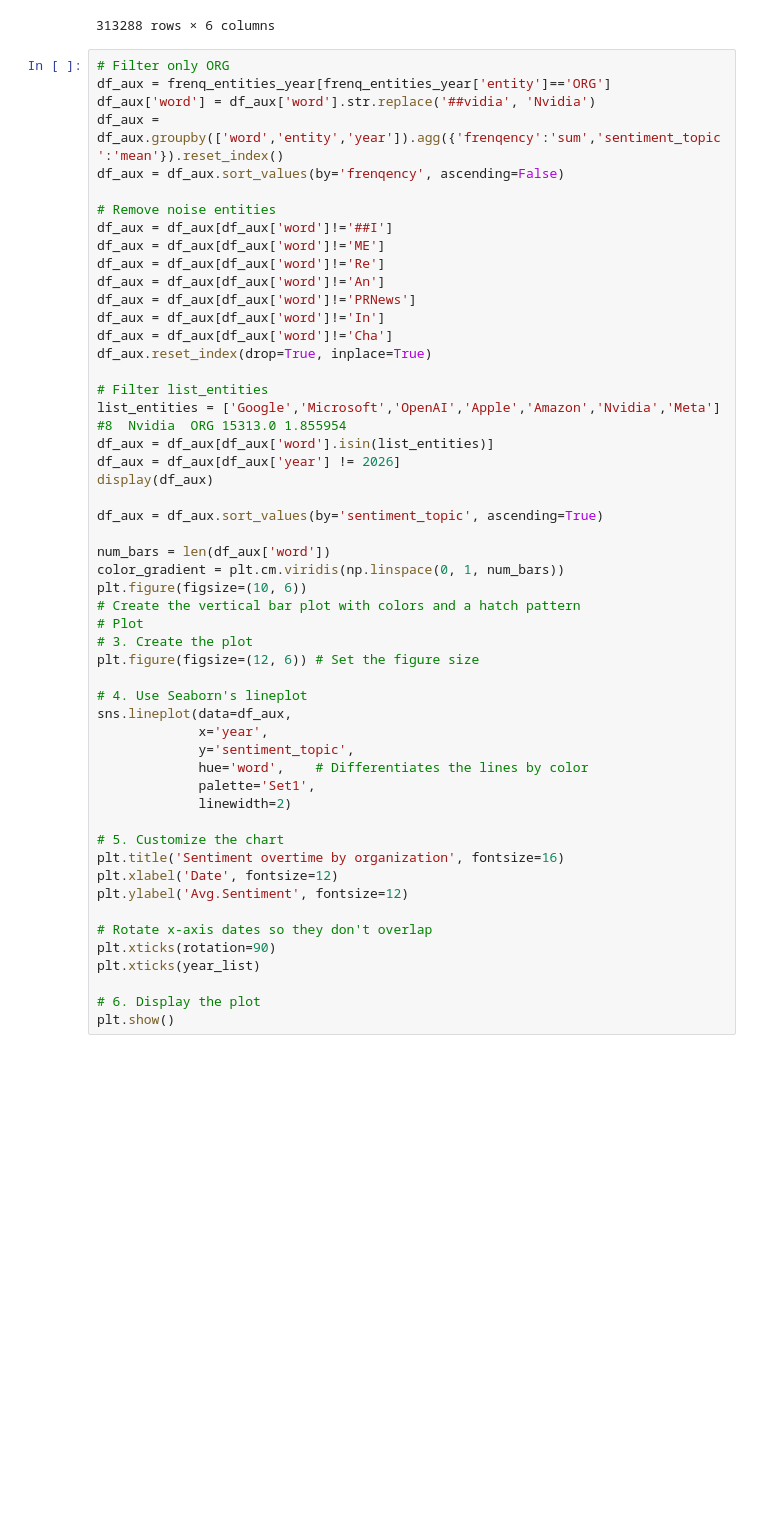
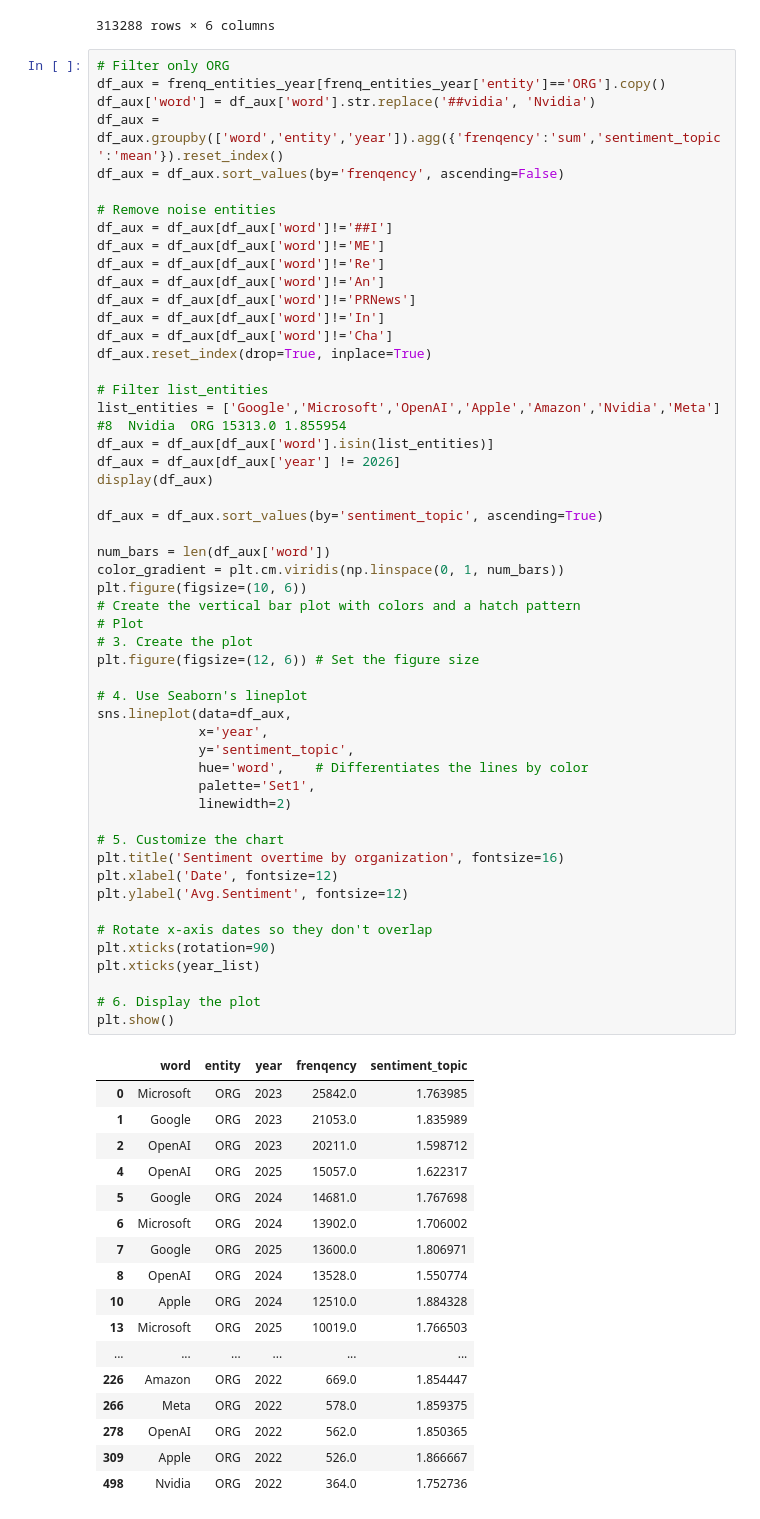
Before and after one commit to mgalvis60/sentiment_in_AI_across_industries, a Jupyter notebook: notebooks/4_Sentiment analysis NLP.ipynb, the cells around one changed output. Drawn from its saved outputs; the diff is of its cells as text; blank space fills up the shorter version.

```diff
--- a/notebooks/4_Sentiment analysis NLP.ipynb
+++ b/notebooks/4_Sentiment analysis NLP.ipynb
@@ -922,7 +905,7 @@ display(frenq_entities_year)
 313288 rows × 6 columns
 # %%
 # Filter only ORG
-df_aux = frenq_entities_year[frenq_entities_year['entity']=='ORG']
+df_aux = frenq_entities_year[frenq_entities_year['entity']=='ORG'].copy()
 df_aux['word'] = df_aux['word'].str.replace('##vidia', 'Nvidia')
 df_aux = df_aux.groupby(['word','entity','year']).agg({'frenqency':'sum','sentiment_topic':'mean'}).reset_index()
 df_aux = df_aux.sort_values(by='frenqency', ascending=False)
@@ -947,30 +930,47 @@ display(df_aux)
 df_aux = df_aux.sort_values(by='sentiment_topic', ascending=True)
 
 num_bars = len(df_aux['word'])
 color_gradient = plt.cm.viridis(np.linspace(0, 1, num_bars))
 plt.figure(figsize=(10, 6))
 # Create the vertical bar plot with colors and a hatch pattern
 # Plot
 # 3. Create the plot
 plt.figure(figsize=(12, 6)) # Set the figure size
 
 # 4. Use Seaborn's lineplot
 sns.lineplot(data=df_aux,
              x='year',
              y='sentiment_topic',
              hue='word',    # Differentiates the lines by color
              palette='Set1',
              linewidth=2)
 
 # 5. Customize the chart
 plt.title('Sentiment overtime by organization', fontsize=16)
 plt.xlabel('Date', fontsize=12)
 plt.ylabel('Avg.Sentiment', fontsize=12)
 
 # Rotate x-axis dates so they don't overlap
 plt.xticks(rotation=90)
 plt.xticks(year_list)
 
 # 6. Display the plot
 plt.show()
 # %% [output]
+|  | word | entity | year | frenqency | sentiment_topic |
+| 0 | Microsoft | ORG | 2023 | 25842.0 | 1.763985 |
+| 1 | Google | ORG | 2023 | 21053.0 | 1.835989 |
+| 2 | OpenAI | ORG | 2023 | 20211.0 | 1.598712 |
+| 4 | OpenAI | ORG | 2025 | 15057.0 | 1.622317 |
+| 5 | Google | ORG | 2024 | 14681.0 | 1.767698 |
+| 6 | Microsoft | ORG | 2024 | 13902.0 | 1.706002 |
+| 7 | Google | ORG | 2025 | 13600.0 | 1.806971 |
+| 8 | OpenAI | ORG | 2024 | 13528.0 | 1.550774 |
+| 10 | Apple | ORG | 2024 | 12510.0 | 1.884328 |
+| 13 | Microsoft | ORG | 2025 | 10019.0 | 1.766503 |
+| ... | ... | ... | ... | ... | ... |
+| 226 | Amazon | ORG | 2022 | 669.0 | 1.854447 |
+| 266 | Meta | ORG | 2022 | 578.0 | 1.859375 |
+| 278 | OpenAI | ORG | 2022 | 562.0 | 1.850365 |
+| 309 | Apple | ORG | 2022 | 526.0 | 1.866667 |
+| 498 | Nvidia | ORG | 2022 | 364.0 | 1.752736 |
```
Also changed, not shown: parts of 16 cells of this notebook, 3 other files.
